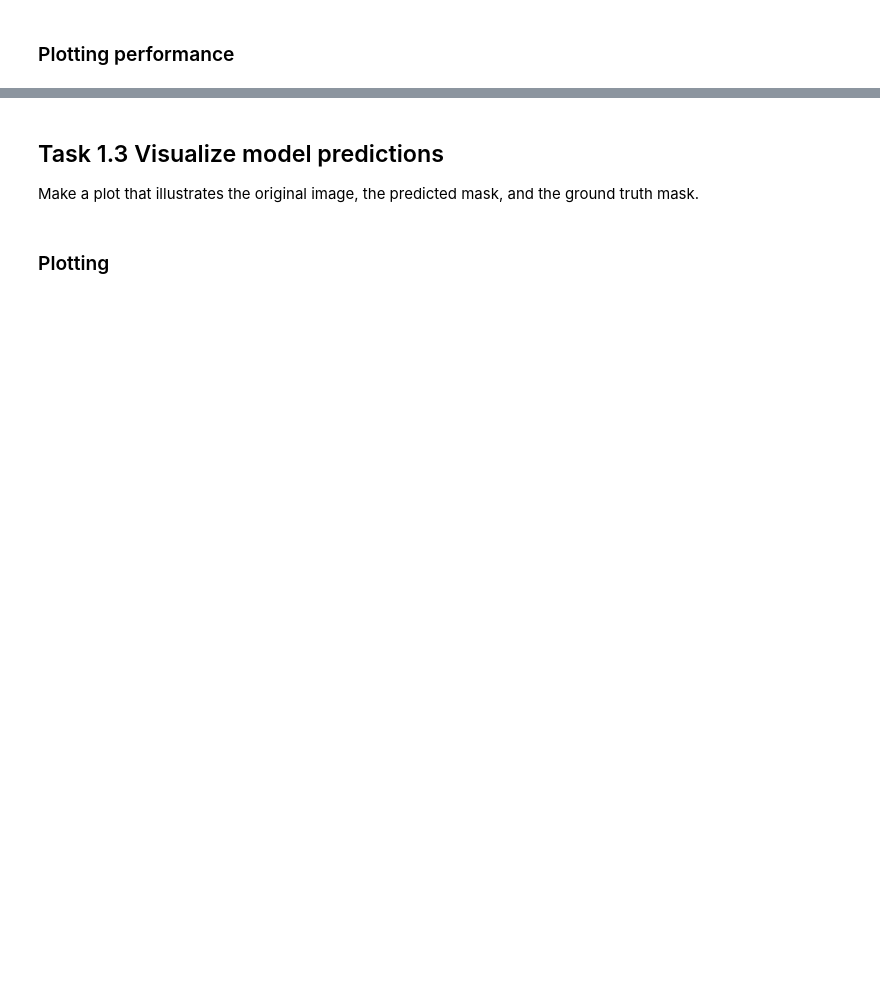
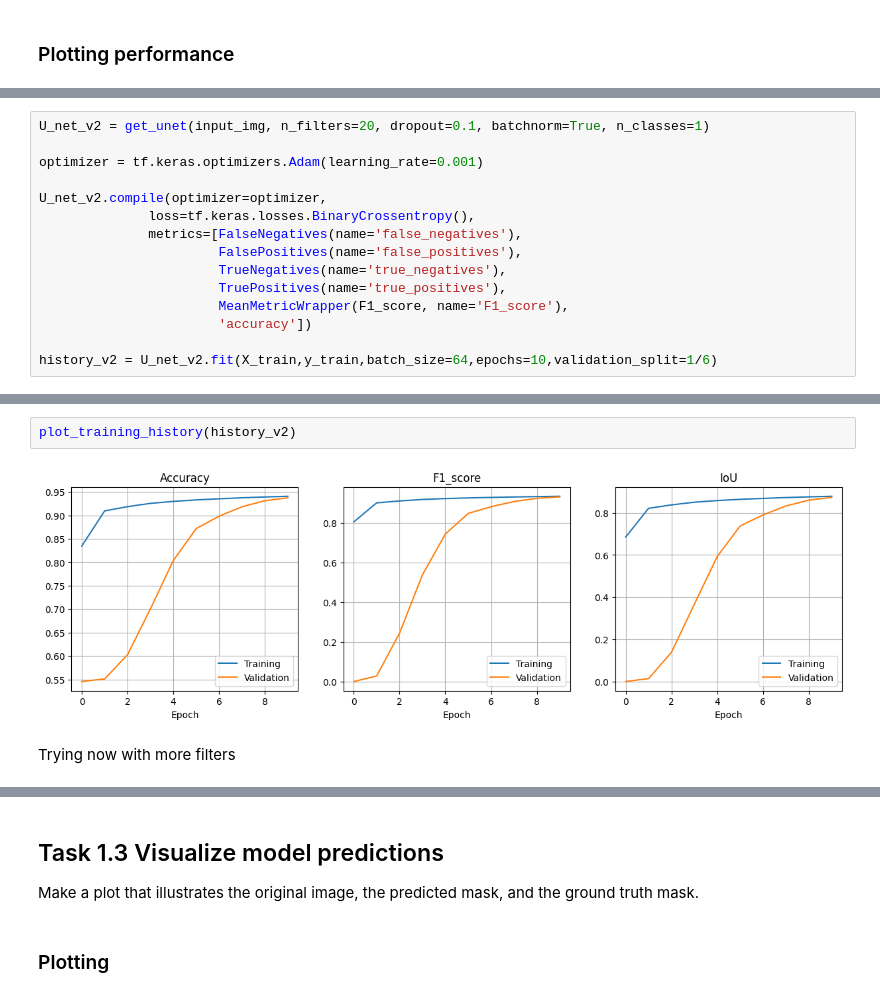
Before and after one commit to hskramstad00/DAT300, a Jupyter notebook: Assignments/CA3/DAT300_CA3_template.ipynb, the cells around one changed output, grey strips where cells are left out. Drawn from its saved outputs; the diff is of its cells as text; blank space fills up the shorter version.

```diff
--- a/Assignments/CA3/DAT300_CA3_template.ipynb
+++ b/Assignments/CA3/DAT300_CA3_template.ipynb
@@ -334,0 +340,15 @@ plot_training_history(history)
+# %%
+U_net_v2 = get_unet(input_img, n_filters=20, dropout=0.1, batchnorm=True, n_classes=1)
+
+optimizer = tf.keras.optimizers.Adam(learning_rate=0.001)
+
+U_net_v2.compile(optimizer=optimizer,
+              loss=tf.keras.losses.BinaryCrossentropy(),
+              metrics=[FalseNegatives(name='false_negatives'),
+                       FalsePositives(name='false_positives'),
+                       TrueNegatives(name='true_negatives'),
+                       TruePositives(name='true_positives'),
+                       MeanMetricWrapper(F1_score, name='F1_score'),
+                       'accuracy'])
+
+history_v2 = U_net_v2.fit(X_train,y_train,batch_size=64,epochs=10,validation_split=1/6)
@@ -334,0 +376,6 @@ plot_training_history(history)
+# %%
+plot_training_history(history_v2)
+# %% [output]
+[figure, added]
+# %% [markdown]
+Trying now with more filters
```
Also changed, not shown: parts of 17 cells of this notebook.
